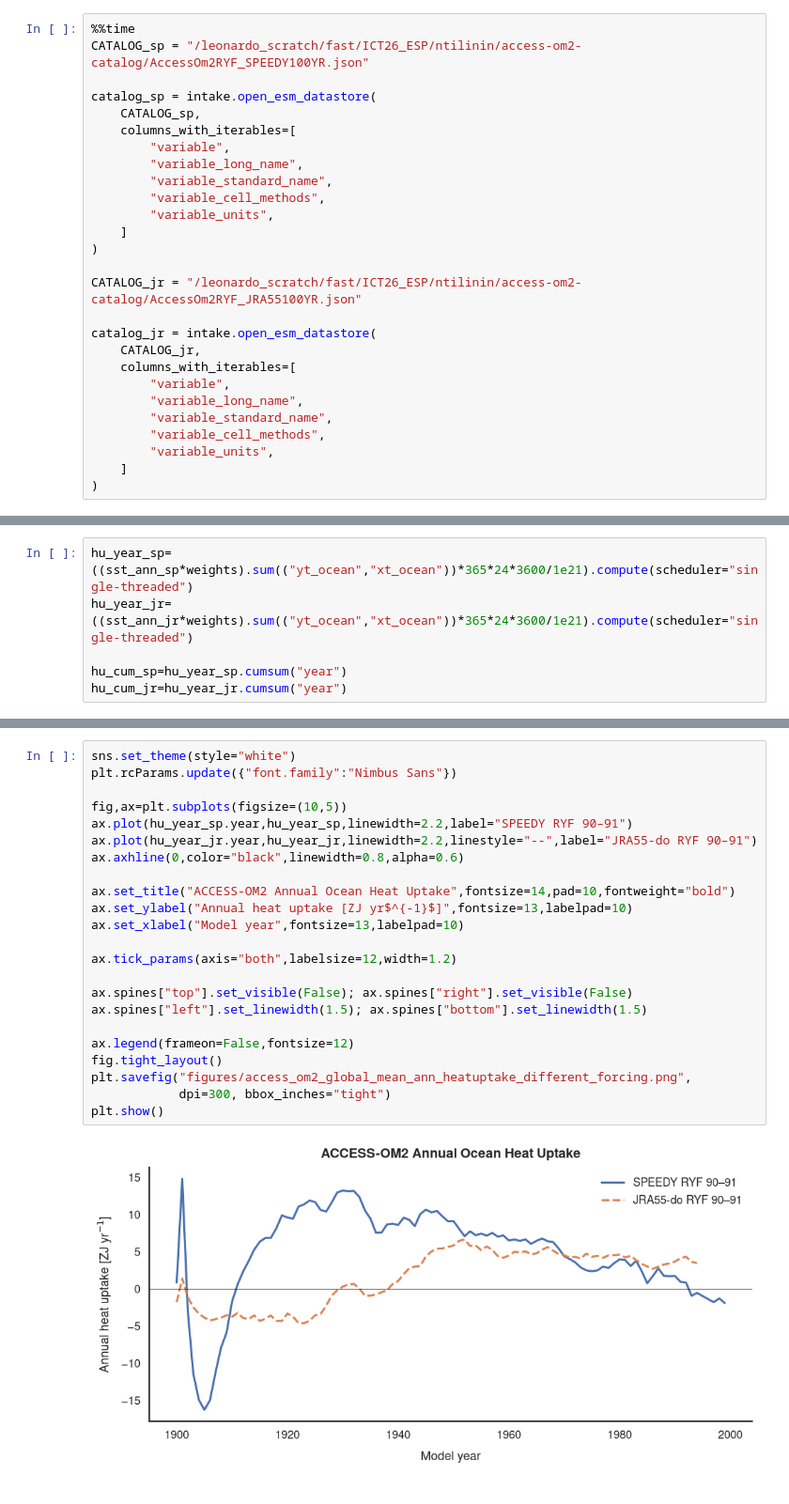
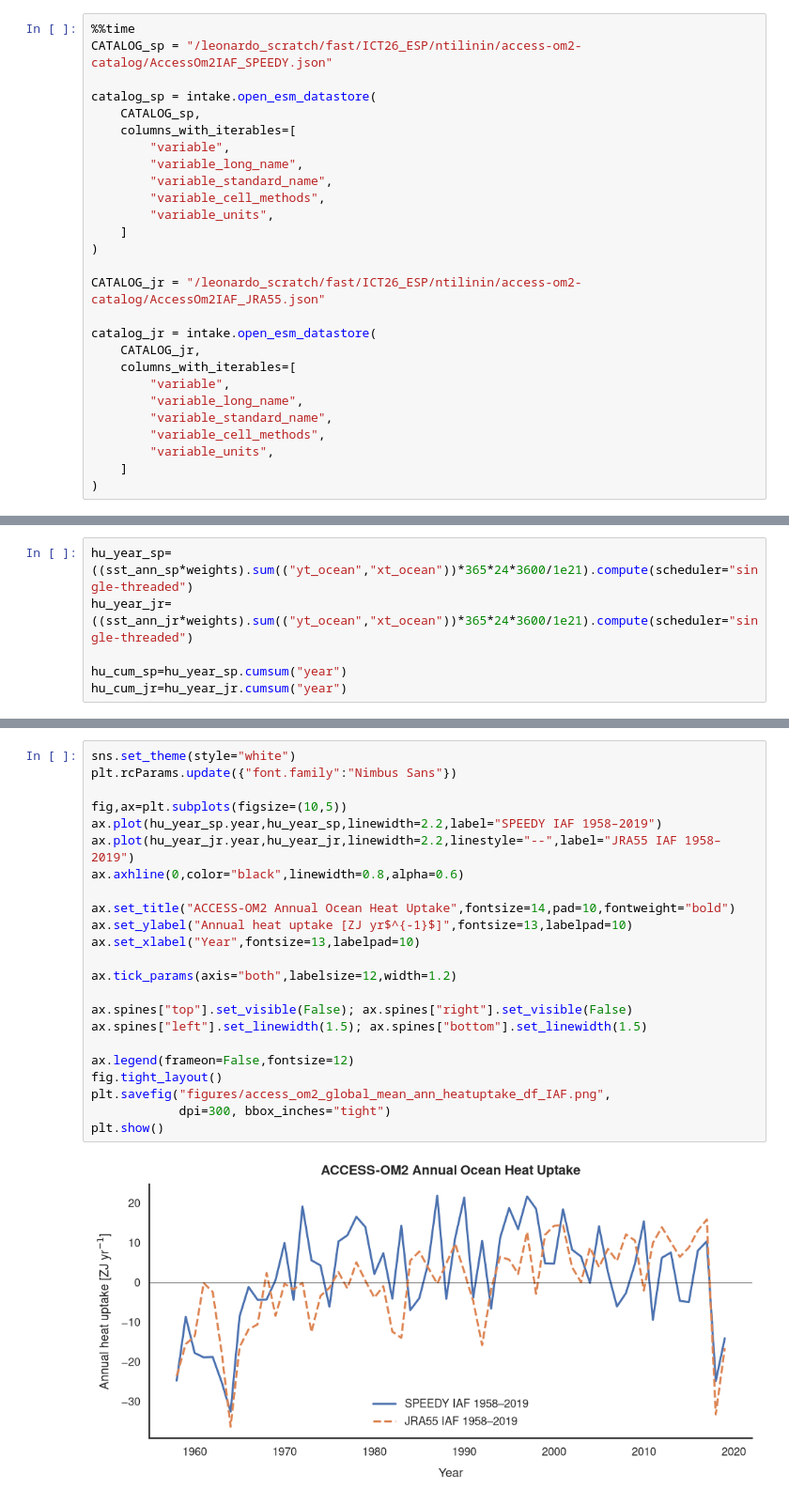
Before and after one commit to VanuatuN/SPEEDY-ACCESSOM2_analysis, a Jupyter notebook: surface_heating.ipynb, the cells around one changed output, grey strips where cells are left out. Shown at 94% size. Saved outputs shown, nothing was run; the diff lists cells and outputs as text.

```diff
--- a/surface_heating.ipynb
+++ b/surface_heating.ipynb
@@ -133,6 +67,6 @@ Wall time: 29.6 μs
 # %%
 %%time
-CATALOG_sp = "/leonardo_scratch/fast/ICT26_ESP/ntilinin/access-om2-catalog/AccessOm2RYF_SPEEDY100YR.json"
+CATALOG_sp = "/leonardo_scratch/fast/ICT26_ESP/ntilinin/access-om2-catalog/AccessOm2IAF_SPEEDY.json"
 
 catalog_sp = intake.open_esm_datastore(
     CATALOG_sp,
@@ -145,7 +79,7 @@ catalog_sp = intake.open_esm_datastore(
     ]
 )
 
-CATALOG_jr = "/leonardo_scratch/fast/ICT26_ESP/ntilinin/access-om2-catalog/AccessOm2RYF_JRA55100YR.json"
+CATALOG_jr = "/leonardo_scratch/fast/ICT26_ESP/ntilinin/access-om2-catalog/AccessOm2IAF_JRA55.json"
 
 catalog_jr = intake.open_esm_datastore(
     CATALOG_jr,
@@ -274,28 +208,28 @@ plt.show()
 # %%
 sns.set_theme(style="white")
 plt.rcParams.update({"font.family":"Nimbus Sans"})
 
 fig,ax=plt.subplots(figsize=(10,5))
-ax.plot(hu_year_sp.year,hu_year_sp,linewidth=2.2,label="SPEEDY RYF 90–91")
-ax.plot(hu_year_jr.year,hu_year_jr,linewidth=2.2,linestyle="--",label="JRA55-do RYF 90–91")
+ax.plot(hu_year_sp.year,hu_year_sp,linewidth=2.2,label="SPEEDY IAF 1958–2019")
+ax.plot(hu_year_jr.year,hu_year_jr,linewidth=2.2,linestyle="--",label="JRA55 IAF 1958–2019")
 ax.axhline(0,color="black",linewidth=0.8,alpha=0.6)
 
 ax.set_title("ACCESS-OM2 Annual Ocean Heat Uptake",fontsize=14,pad=10,fontweight="bold")
 ax.set_ylabel("Annual heat uptake [ZJ yr$^{-1}$]",fontsize=13,labelpad=10)
-ax.set_xlabel("Model year",fontsize=13,labelpad=10)
+ax.set_xlabel("Year",fontsize=13,labelpad=10)
 
 ax.tick_params(axis="both",labelsize=12,width=1.2)
 
 ax.spines["top"].set_visible(False); ax.spines["right"].set_visible(False)
 ax.spines["left"].set_linewidth(1.5); ax.spines["bottom"].set_linewidth(1.5)
 
 ax.legend(frameon=False,fontsize=12)
 fig.tight_layout()
-plt.savefig("figures/access_om2_global_mean_ann_heatuptake_different_forcing.png",
+plt.savefig("figures/access_om2_global_mean_ann_heatuptake_df_IAF.png",
             dpi=300, bbox_inches="tight")
 plt.show()
 # %% [output]
-[figure, old version]
+[figure, new version]
 # %%
 client.close()
 cluster.close()
```
Also changed, not shown: parts of 11 cells of this notebook, 10 other files.
